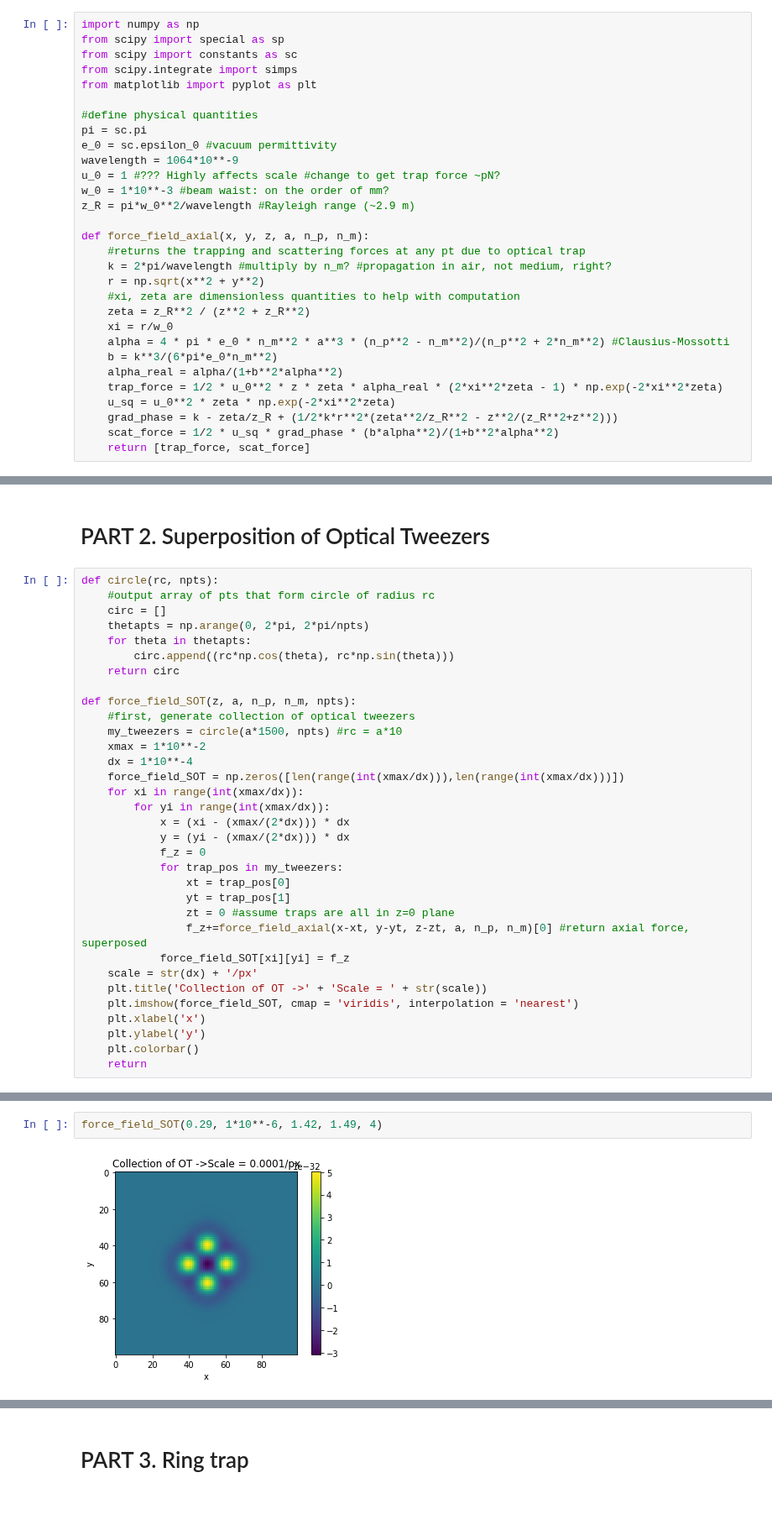
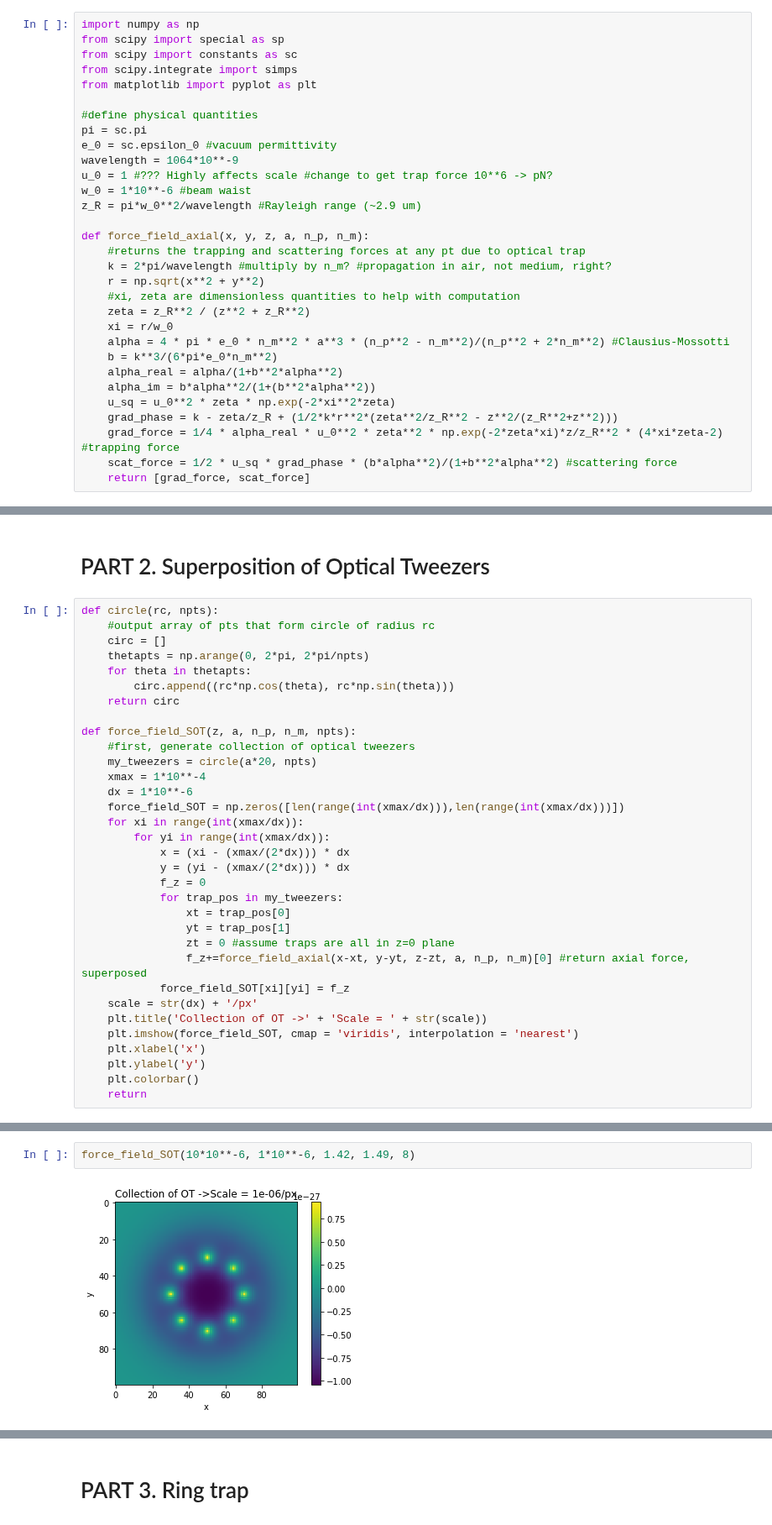
Before and after one commit to jabacousnac/Grier-Lab-Code, a Jupyter notebook: LowIndexTrapping.ipynb, the cells around one changed output, grey strips where cells are left out. Shown at 84% size. Cells and saved outputs as stored; diff of their text form.

Commit message:
Add files via upload
Changed beam waist to proper value

```diff
--- a/LowIndexTrapping.ipynb
+++ b/LowIndexTrapping.ipynb
@@ -13,9 +13,9 @@ from matplotlib import pyplot as plt
 pi = sc.pi
 e_0 = sc.epsilon_0 #vacuum permittivity
 wavelength = 1064*10**-9
-u_0 = 1 #??? Highly affects scale #change to get trap force ~pN?
-w_0 = 1*10**-3 #beam waist: on the order of mm?
-z_R = pi*w_0**2/wavelength #Rayleigh range (~2.9 m)
+u_0 = 1 #??? Highly affects scale #change to get trap force 10**6 -> pN?
+w_0 = 1*10**-6 #beam waist
+z_R = pi*w_0**2/wavelength #Rayleigh range (~2.9 um)
 
 def force_field_axial(x, y, z, a, n_p, n_m):
     #returns the trapping and scattering forces at any pt due to optical trap
@@ -27,11 +27,12 @@ def force_field_axial(x, y, z, a, n_p, n_m):
     alpha = 4 * pi * e_0 * n_m**2 * a**3 * (n_p**2 - n_m**2)/(n_p**2 + 2*n_m**2) #Clausius-Mossotti
     b = k**3/(6*pi*e_0*n_m**2)
     alpha_real = alpha/(1+b**2*alpha**2)
-    trap_force = 1/2 * u_0**2 * z * zeta * alpha_real * (2*xi**2*zeta - 1) * np.exp(-2*xi**2*zeta)
+    alpha_im = b*alpha**2/(1+(b**2*alpha**2))
     u_sq = u_0**2 * zeta * np.exp(-2*xi**2*zeta)
     grad_phase = k - zeta/z_R + (1/2*k*r**2*(zeta**2/z_R**2 - z**2/(z_R**2+z**2)))
-    scat_force = 1/2 * u_sq * grad_phase * (b*alpha**2)/(1+b**2*alpha**2)
-    return [trap_force, scat_force]
+    grad_force = 1/4 * alpha_real * u_0**2 * zeta**2 * np.exp(-2*zeta*xi)*z/z_R**2 * (4*xi*zeta-2) #trapping force
+    scat_force = 1/2 * u_sq * grad_phase * (b*alpha**2)/(1+b**2*alpha**2) #scattering force
+    return [grad_force, scat_force]
 # %%
 def explore_z(a, n_p, n_m):
     x, y = 0,0
@@ -79,9 +84,9 @@ def circle(rc, npts):
 
 def force_field_SOT(z, a, n_p, n_m, npts):
     #first, generate collection of optical tweezers
-    my_tweezers = circle(a*1500, npts) #rc = a*10
-    xmax = 1*10**-2
-    dx = 1*10**-4
+    my_tweezers = circle(a*20, npts)
+    xmax = 1*10**-4
+    dx = 1*10**-6
     force_field_SOT = np.zeros([len(range(int(xmax/dx))),len(range(int(xmax/dx)))])
     for xi in range(int(xmax/dx)):
         for yi in range(int(xmax/dx)):
@@ -108,4 +113,4 @@ force_field_SOT(0.29, 1*10**-6, 1.59, 1.49, 6)
 # %%
-force_field_SOT(0.29, 1*10**-6, 1.42, 1.49, 4)
+force_field_SOT(10*10**-6, 1*10**-6, 1.42, 1.49, 8)
 # %% [output]
-[figure, old version]
+[figure, new version]
```
Also changed, not shown: parts of 11 cells of this notebook.
